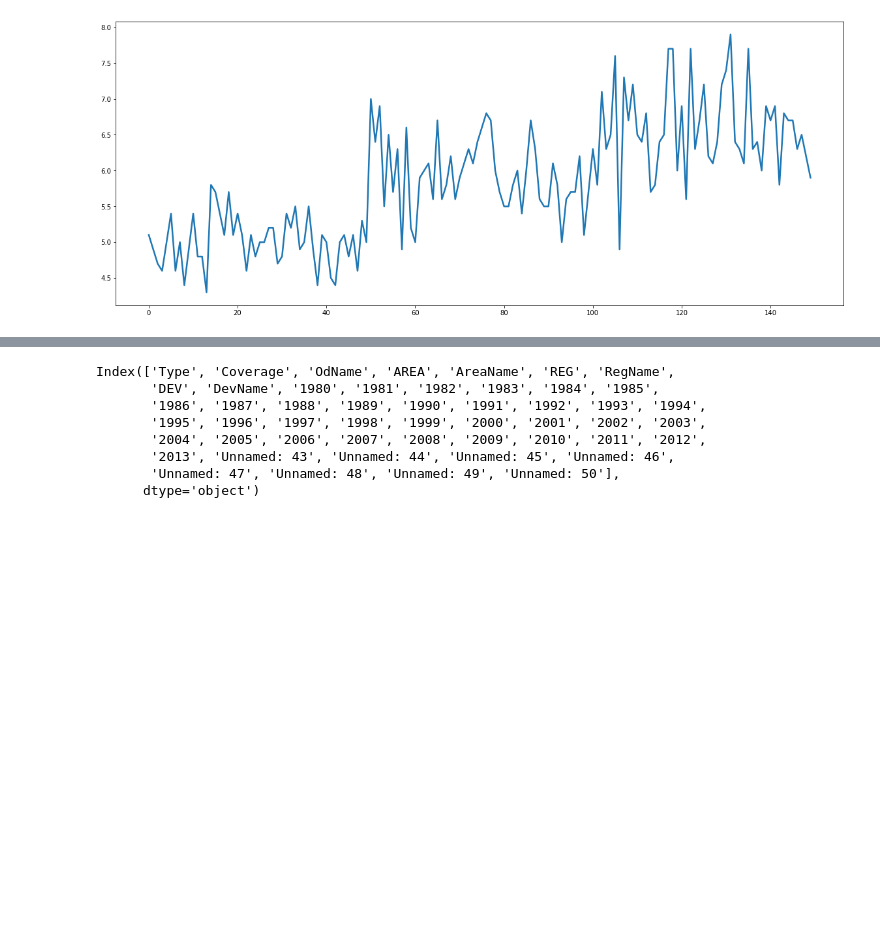
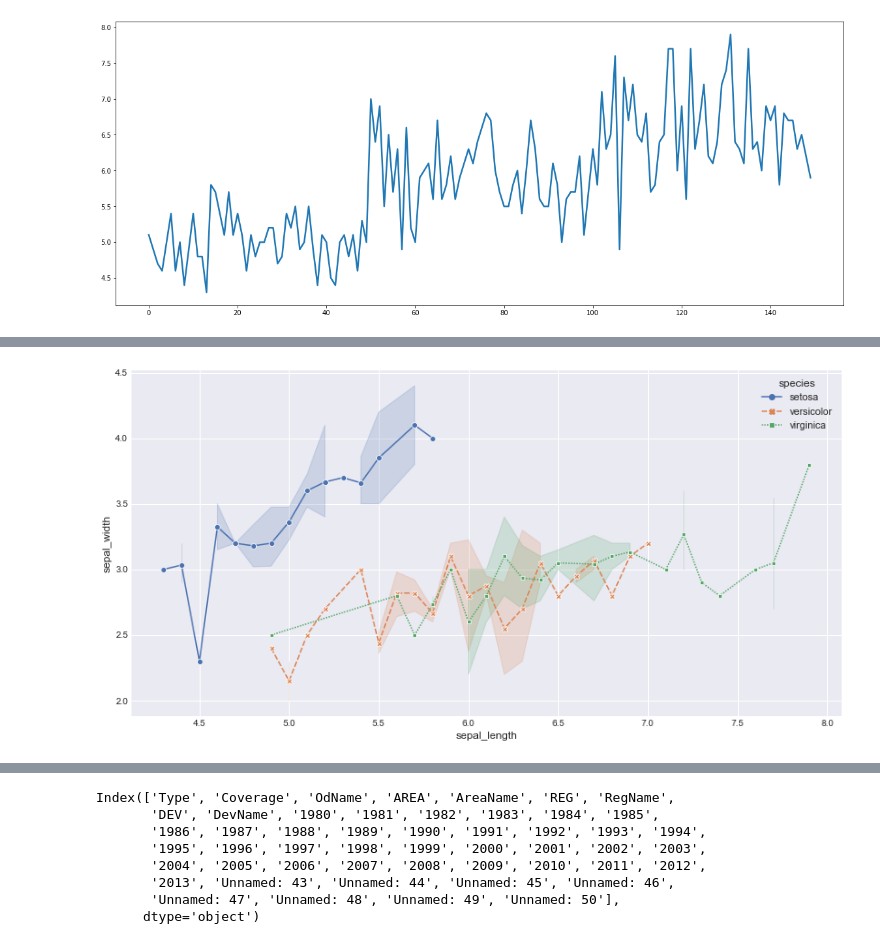
Before and after one commit to jackyhuynh/Data_Visualization_using_Python_Seaborn, a Jupyter notebook: Untitled.ipynb, the cells around one changed output, grey strips where cells are left out. Saved outputs shown, nothing was run; the diff lists cells and outputs as text; code cells hidden in the pictures; blank space fills up the shorter version.

```diff
--- a/Untitled.ipynb
+++ b/Untitled.ipynb
@@ -157,3 +174,10 @@ plt.plot(iris['sepal_length'], label="Sepel_length", linewidth=2.5)
+# %%
+plt.figure(figsize=(14,7))
+plt.style.use('seaborn-darkgrid')
+sns.lineplot(x= 'sepal_length', y='sepal_width', hue='species', style='species', markers=True, data=iris)
+plt.show()
+# %% [output]
+[figure, added]
 # %%
 """ - Quick demostration on the Canada immigration data set
     - Data Exploration, Visualization, and Tidy"""
```
Also changed, not shown: parts of 13 cells of this notebook.
